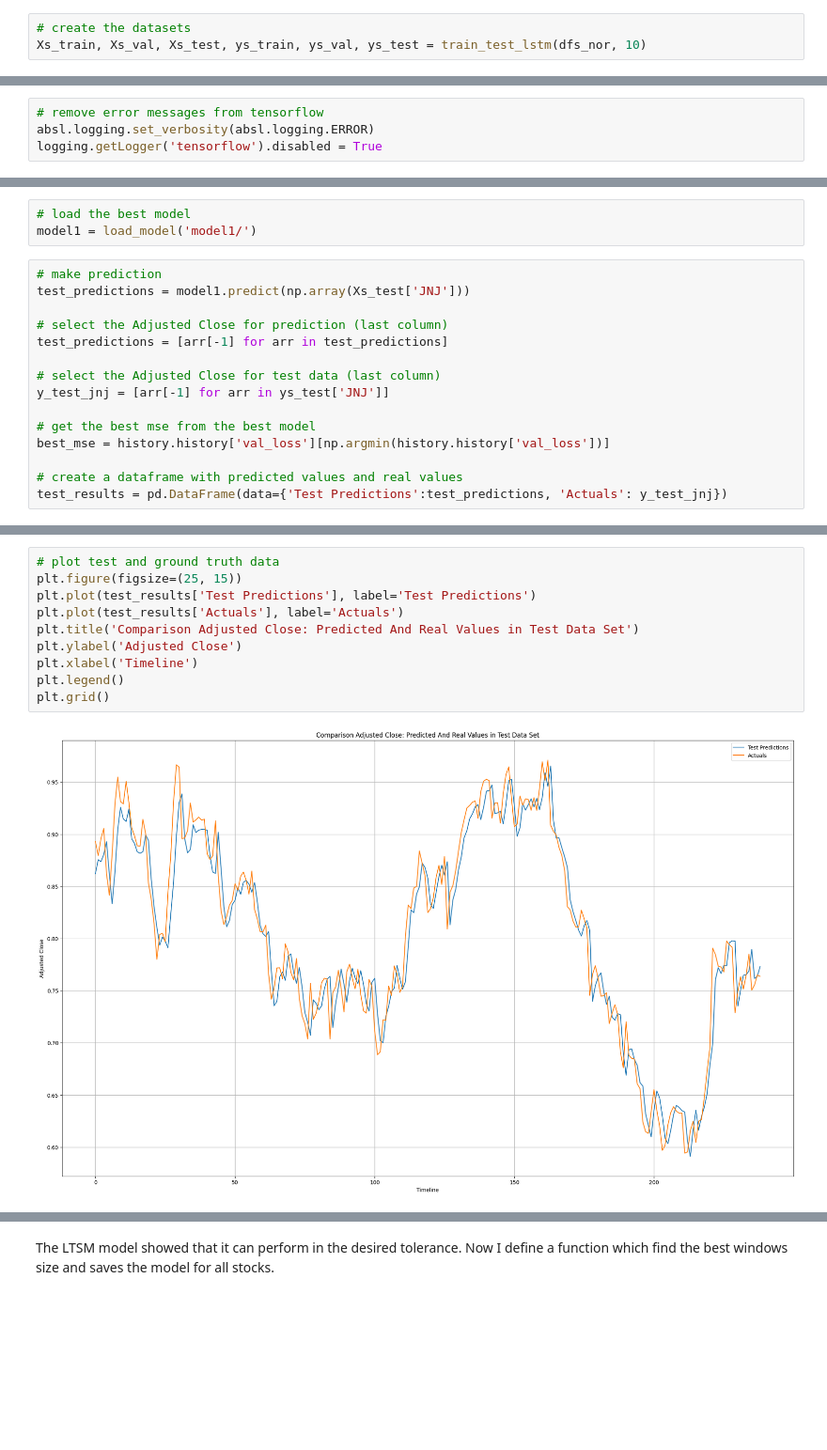
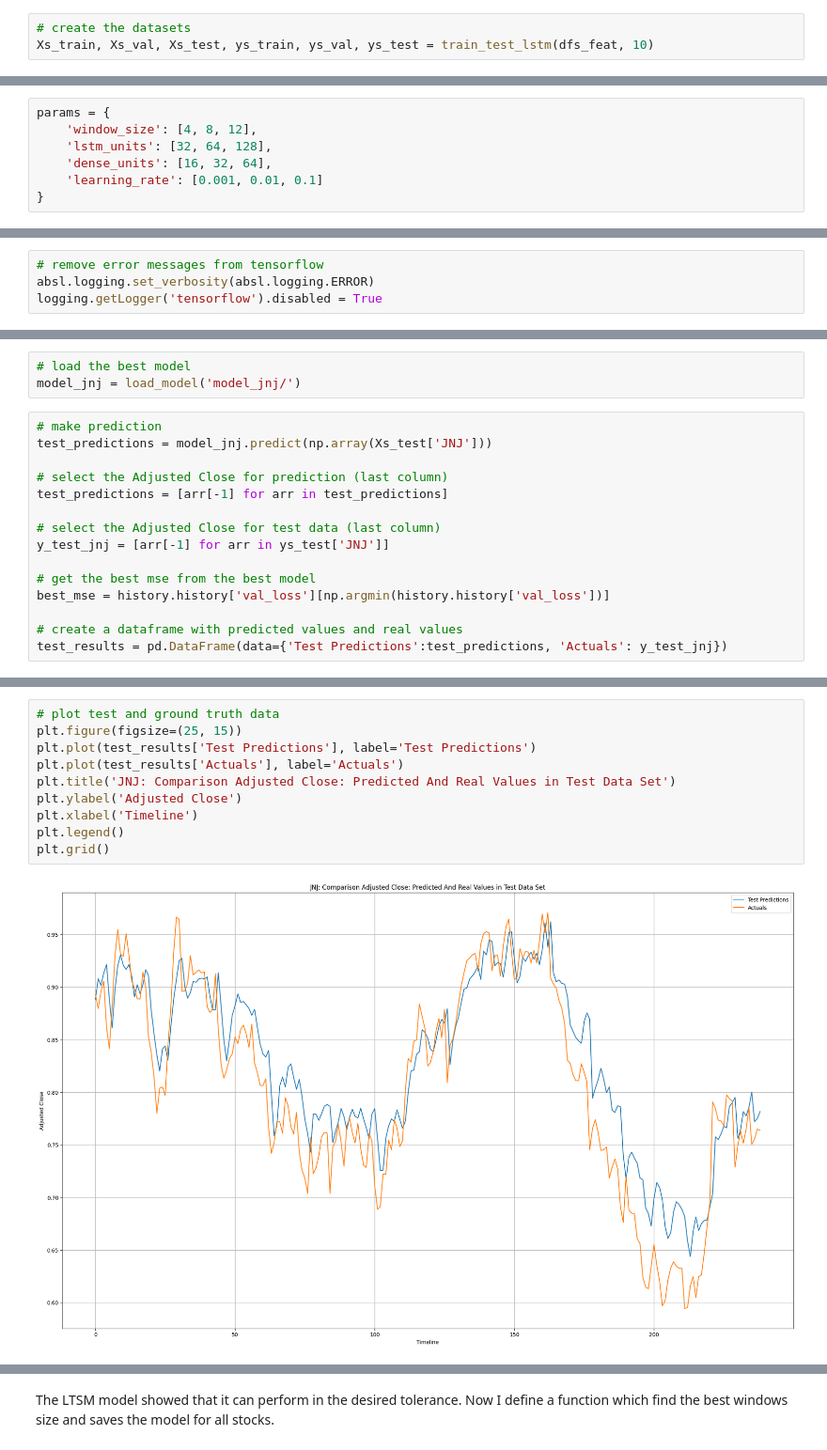
Before and after one commit to maximkiesel1/Stock_Market_Prediction, a Jupyter notebook: Modeling_Stock_Market_Prediction.ipynb, the cells around one changed output, grey strips where cells are left out. Shown at 94% size. Saved outputs shown, nothing was run; the diff lists cells and outputs as text; blank space fills up the shorter version.

Commit message:
update jnb modeling

```diff
--- a/Modeling_Stock_Market_Prediction.ipynb
+++ b/Modeling_Stock_Market_Prediction.ipynb
@@ -277,6 +283,6 @@ def train_test_lstm(dfs, window_size):
     return Xs_train, Xs_val, Xs_test, ys_train, ys_val, ys_test
 # %%
 # create the datasets
-Xs_train, Xs_val, Xs_test, ys_train, ys_val, ys_test = train_test_lstm(dfs_nor, 10)
+Xs_train, Xs_val, Xs_test, ys_train, ys_val, ys_test = train_test_lstm(dfs_feat, 10)
 # %% [markdown]
 ## <a class="anchor" id="lstm"> 2. LSTM </a>
@@ -286,0 +297,7 @@ At first, I define the algorithm for one stock ('JNJ') and see if it can perform
+# %%
+params = {
+    'window_size': [4, 8, 12],
+    'lstm_units': [32, 64, 128],
+    'dense_units': [16, 32, 64],
+    'learning_rate': [0.001, 0.01, 0.1]
+}
@@ -323,9 +427,9 @@ history = model1.fit(np.array(Xs_train['JNJ']), np.array(ys_train['JNJ']), valid
 # %%
 # load the best model
-model1 = load_model('model1/')
+model_jnj = load_model('model_jnj/')
 # %%
 # make prediction
-test_predictions = model1.predict(np.array(Xs_test['JNJ']))
+test_predictions = model_jnj.predict(np.array(Xs_test['JNJ']))
 
 # select the Adjusted Close for prediction (last column)
 test_predictions = [arr[-1] for arr in test_predictions]
@@ -343,15 +447,15 @@ test_results = pd.DataFrame(data={'Test Predictions':test_predictions, 'Actuals'
 # %%
 # plot test and ground truth data
 plt.figure(figsize=(25, 15))
 plt.plot(test_results['Test Predictions'], label='Test Predictions')
 plt.plot(test_results['Actuals'], label='Actuals')
-plt.title('Comparison Adjusted Close: Predicted And Real Values in Test Data Set')
+plt.title('JNJ: Comparison Adjusted Close: Predicted And Real Values in Test Data Set')
 plt.ylabel('Adjusted Close')
 plt.xlabel('Timeline')
 plt.legend()
 plt.grid()
 # %% [output]
-[figure, old version]
+[figure, new version]
 # %%
 # plot for percentage deviation between predicted and real values in test data
 
```
Also changed, not shown: parts of 18 cells of this notebook, 15 other files.
